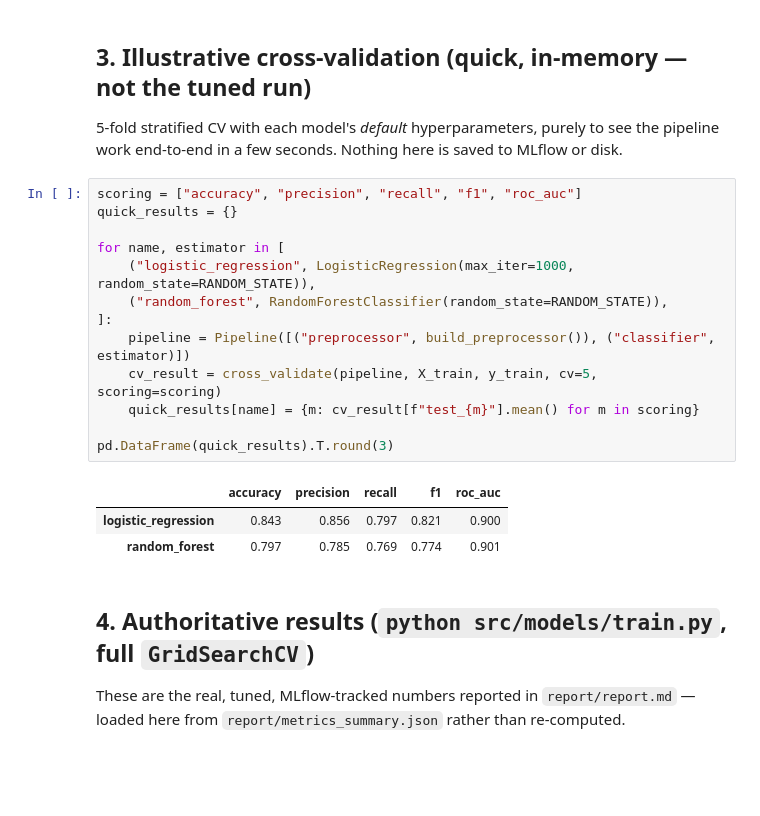
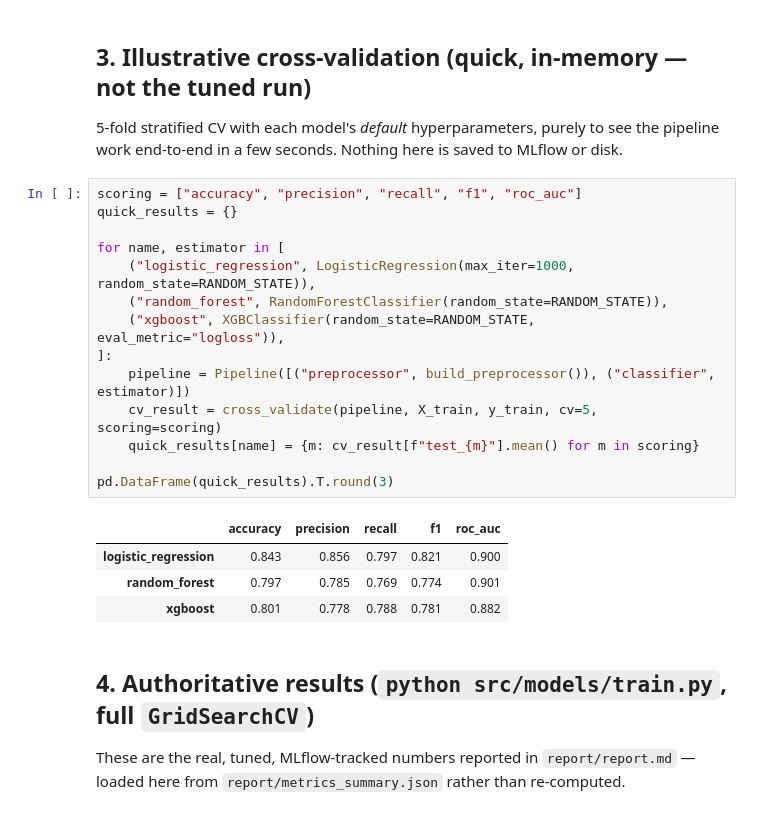
Before and after one commit to muthukrishnanram/mlops-assignment1, a Jupyter notebook: notebooks/02_training.ipynb, the cells around one changed output. Drawn from its saved outputs; the diff is of its cells as text; blank space fills up the shorter version.

```diff
--- a/notebooks/02_training.ipynb
+++ b/notebooks/02_training.ipynb
@@ -55,20 +56,22 @@ Input columns: 13 -> transformed columns: 25
 # %%
 scoring = ["accuracy", "precision", "recall", "f1", "roc_auc"]
 quick_results = {}
 
 for name, estimator in [
     ("logistic_regression", LogisticRegression(max_iter=1000, random_state=RANDOM_STATE)),
     ("random_forest", RandomForestClassifier(random_state=RANDOM_STATE)),
+    ("xgboost", XGBClassifier(random_state=RANDOM_STATE, eval_metric="logloss")),
 ]:
     pipeline = Pipeline([("preprocessor", build_preprocessor()), ("classifier", estimator)])
     cv_result = cross_validate(pipeline, X_train, y_train, cv=5, scoring=scoring)
     quick_results[name] = {m: cv_result[f"test_{m}"].mean() for m in scoring}
 
 pd.DataFrame(quick_results).T.round(3)
 # %% [output]
 |  | accuracy | precision | recall | f1 | roc_auc |
 | logistic_regression | 0.843 | 0.856 | 0.797 | 0.821 | 0.900 |
 | random_forest | 0.797 | 0.785 | 0.769 | 0.774 | 0.901 |
+| xgboost | 0.801 | 0.778 | 0.788 | 0.781 | 0.882 |
 # %% [markdown]
 ## 4. Authoritative results (`python src/models/train.py`, full `GridSearchCV`)
 
```
Also changed, not shown: parts of 3 cells of this notebook.
